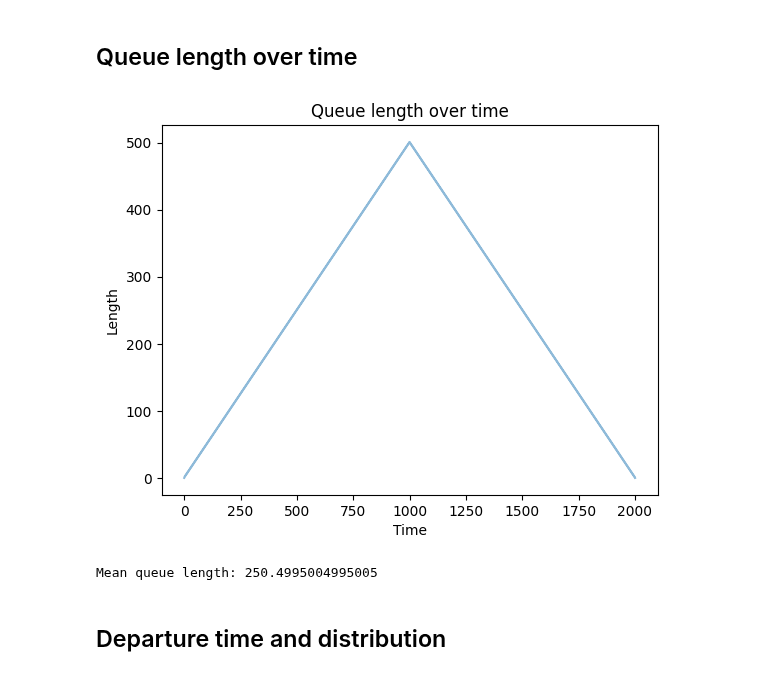
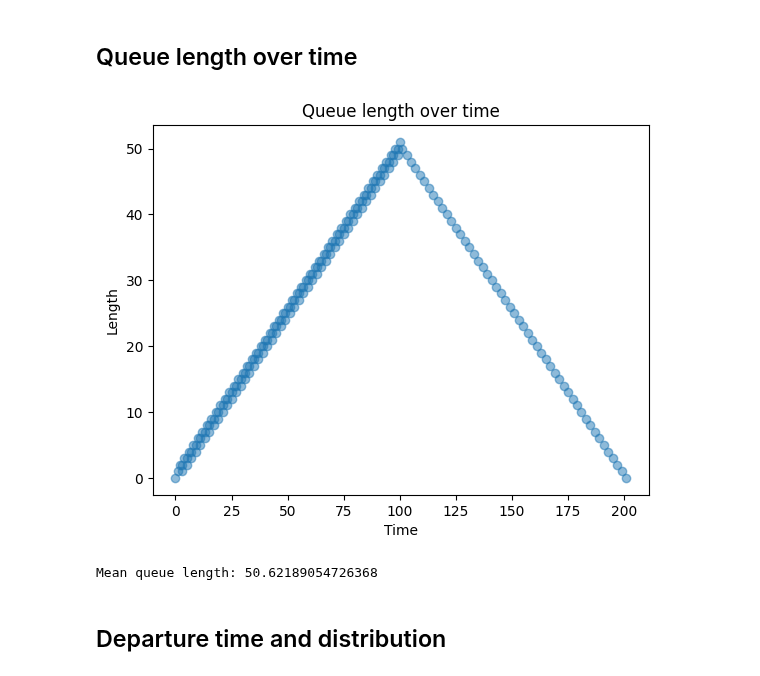
Before and after one commit to gitaroktato/queue-model-in-python, a Jupyter notebook: simulating-dd1-queues.ipynb, the cells around one changed output. Drawn from its saved outputs; the diff is of its cells as text; code cells hidden in the pictures.

```diff
--- a/simulating-dd1-queues.ipynb
+++ b/simulating-dd1-queues.ipynb
@@ -6,7 +6,7 @@ import numpy as np
 
 %matplotlib inline
 
-SAMPLE_SIZE = 1000
+SAMPLE_SIZE = 100
 ARRIVAL_RATE = 1
 EXECUTION_RATE = 2
 # %% [markdown]
@@ -29,19 +36,20 @@ Mean arrival time: 1.0
 # %%
 from src.queue import Queue
 
 queue = Queue(inter_arrival_time, np.full(shape=SAMPLE_SIZE, dtype=int, fill_value=EXECUTION_RATE))
 queue.process()
+queue_lenght = np.array(queue.length)
 
 plt.title("Queue length over time")
 plt.xlabel("Time")
 plt.ylabel("Length")
-plt.plot(queue.length.tolist(), alpha=0.5)
+plt.scatter(*zip(*queue_lenght), alpha=0.5)
 plt.show()
 
-print(f'Mean queue length: {queue.length.mean()}')
+print(f'Mean queue length: {queue_lenght.mean()}')
 # %% [output]
-[figure, old version]
+[figure, new version]
-Mean queue length: 250.4995004995005
+Mean queue length: 50.62189054726368
 # %% [markdown]
 ## Departure time and distribution
 # %%
```
Also changed, not shown: parts of 3 cells of this notebook, 2 other files.
